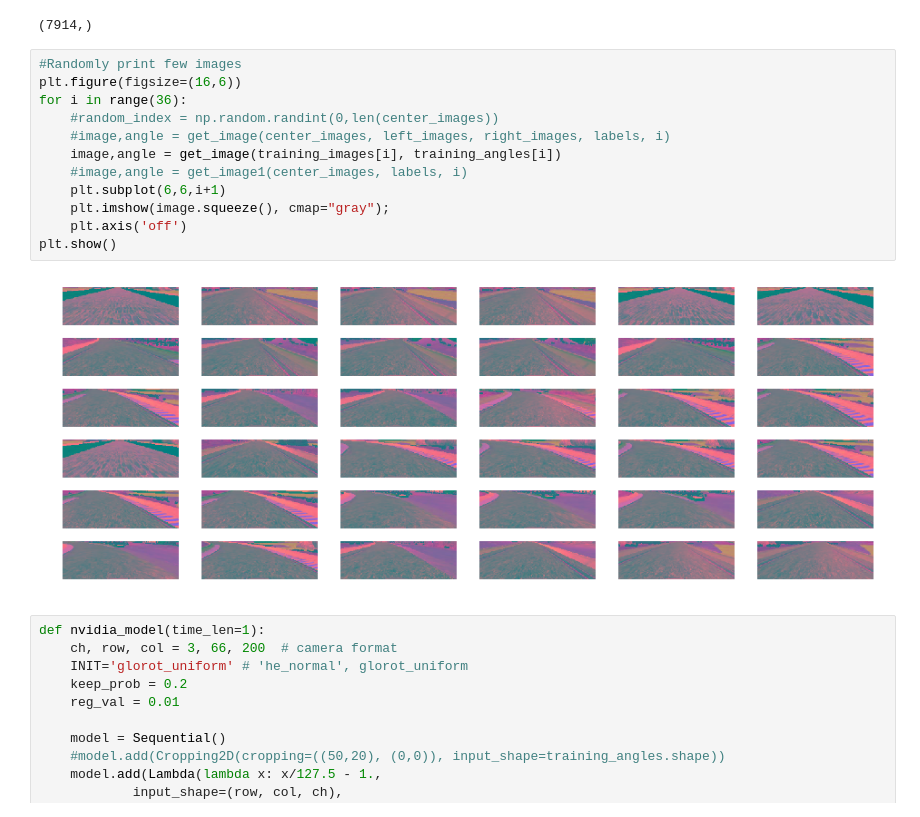
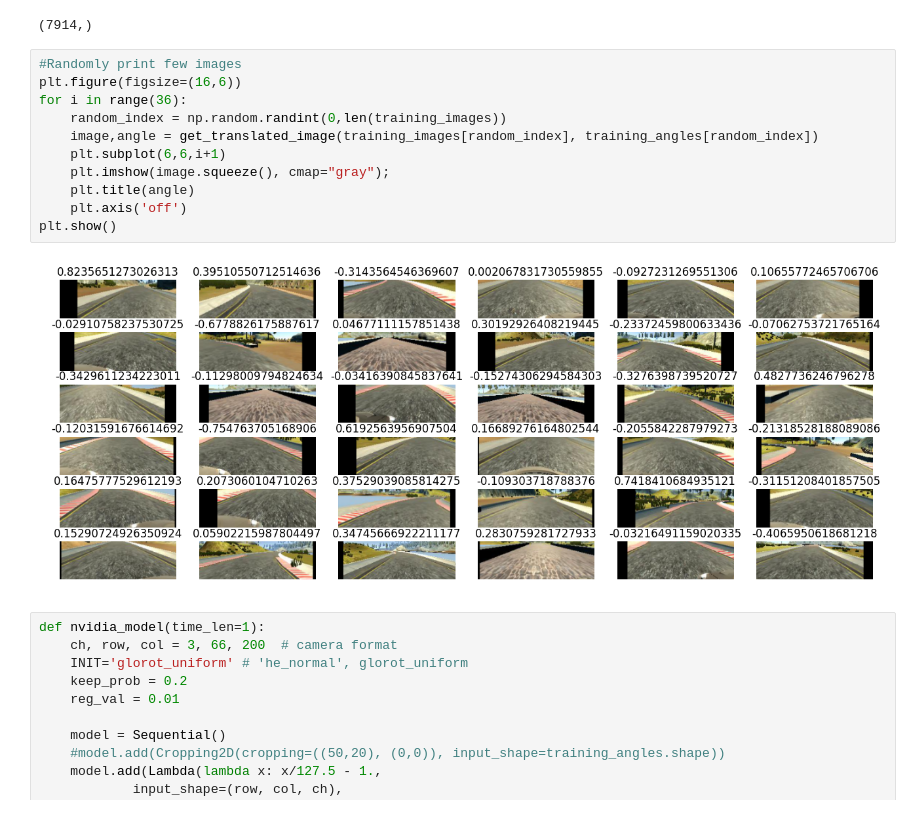
Before and after one commit to khaleelp/SelfDrivingCar, a Jupyter notebook: UdacityAssignments/CarND-Behavioral-Cloning-P3/model1.ipynb, the cells around one changed output. Cells and saved outputs as stored; diff of their text form.

```diff
--- a/UdacityAssignments/CarND-Behavioral-Cloning-P3/model1.ipynb
+++ b/UdacityAssignments/CarND-Behavioral-Cloning-P3/model1.ipynb
@@ -185,17 +195,16 @@ print(training_images.shape)
 # %%
 #Randomly print few images
 plt.figure(figsize=(16,6))
 for i in range(36):
-    #random_index = np.random.randint(0,len(center_images))
-    #image,angle = get_image(center_images, left_images, right_images, labels, i)
-    image,angle = get_image(training_images[i], training_angles[i])
-    #image,angle = get_image1(center_images, labels, i)
+    random_index = np.random.randint(0,len(training_images))
+    image,angle = get_translated_image(training_images[random_index], training_angles[random_index])
     plt.subplot(6,6,i+1)
     plt.imshow(image.squeeze(), cmap="gray");
+    plt.title(angle)
     plt.axis('off')
 plt.show()
 # %% [output]
-[figure, old version]
+[figure, new version]
 # %%
 def nvidia_model(time_len=1):
     ch, row, col = 3, 66, 200  # camera format
```
Also changed, not shown: parts of 7 cells of this notebook.
